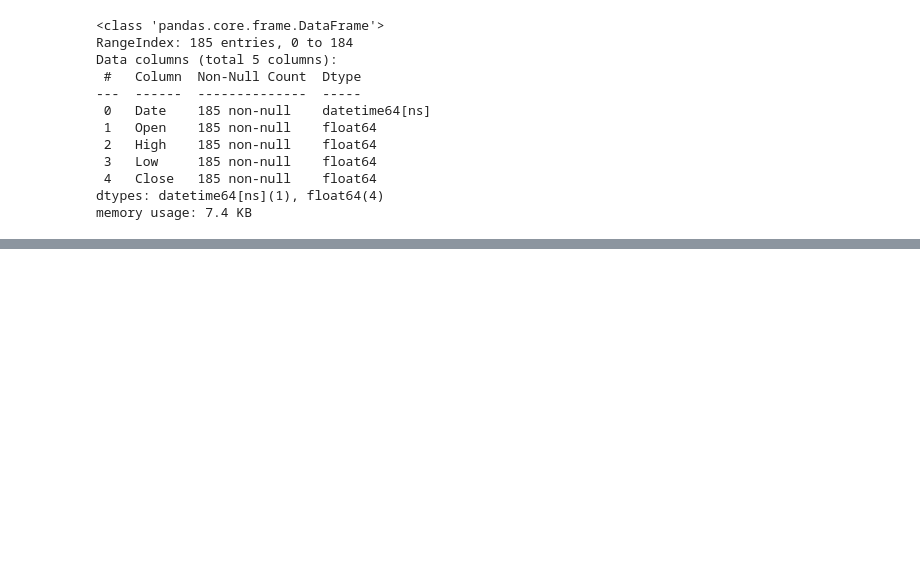
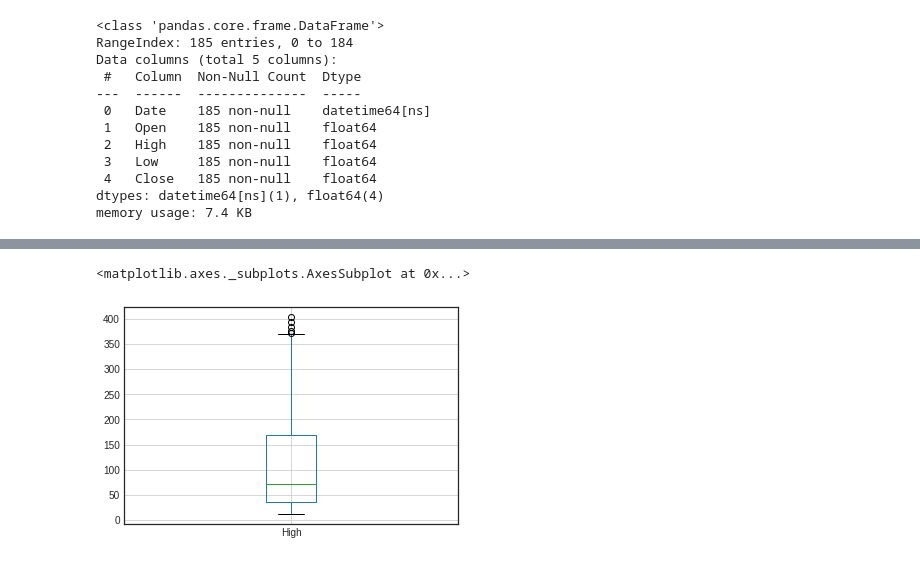
Before and after one commit to dongrepranali/Yes-Bank-Stock-Closing-Price-Prediction, a Jupyter notebook: Yes_Bank_Stock_Closing_Price_Prediction.ipynb, the cells around one changed output, grey strips where cells are left out. Drawn from its saved outputs; the diff is of its cells as text; code cells hidden in the pictures; blank space fills up the shorter version.

```diff
--- a/Yes_Bank_Stock_Closing_Price_Prediction.ipynb
+++ b/Yes_Bank_Stock_Closing_Price_Prediction.ipynb
@@ -174,0 +198,5 @@ memory usage: 7.4 KB
+# %%
+df.boxplot('High')
+# %% [output]
+<matplotlib.axes._subplots.AxesSubplot at 0x...>
+[figure, added]
```
Also changed, not shown: parts of 7 cells of this notebook.
